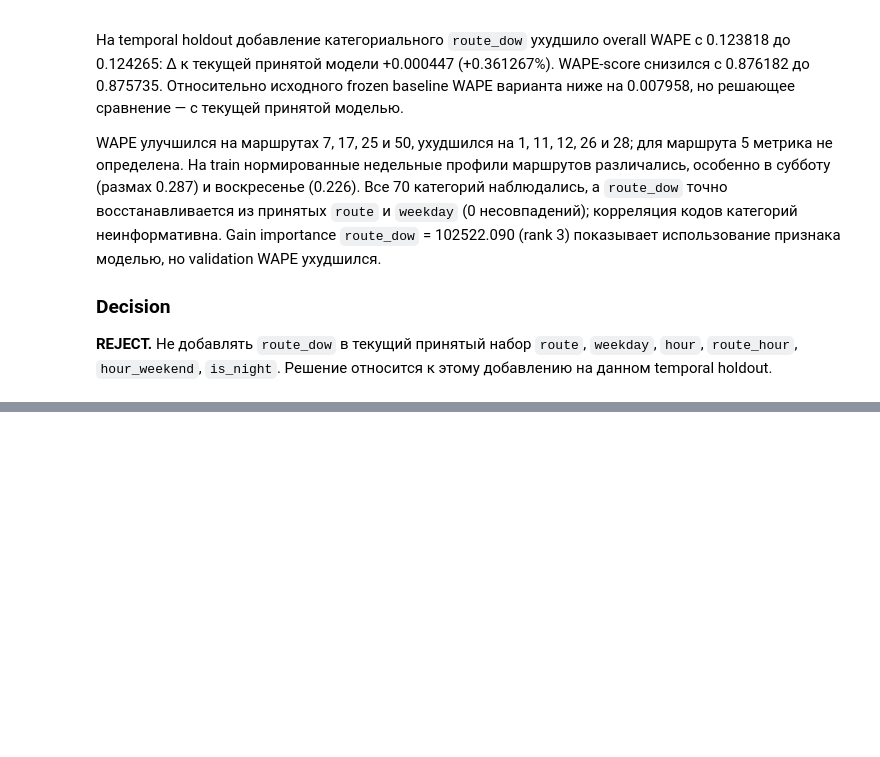
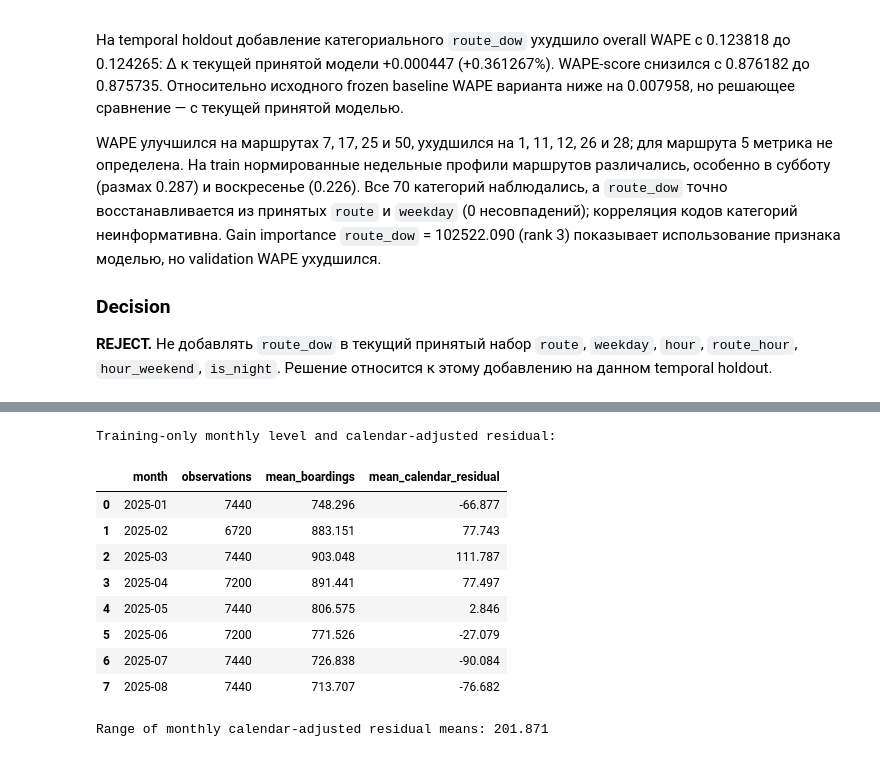
Before and after one commit to rapogahu/MT-Hackathon-2026, a Jupyter notebook: ml/notebooks/feature_engineering.ipynb, the cells around one changed output, grey strips where cells are left out. Drawn from its saved outputs; the diff is of its cells as text; code cells hidden in the pictures; blank space fills up the shorter version.

```diff
--- a/ml/notebooks/feature_engineering.ipynb
+++ b/ml/notebooks/feature_engineering.ipynb
@@ -3955,0 +3970,41 @@ WAPE улучшился на маршрутах 7, 17, 25 и 50, ухудшил
+# %%
+trend_train = train[["route", "date", "hour", "boardings"]].copy()
+trend_train["weekday"] = trend_train["date"].dt.weekday
+trend_train["days_since_start"] = (
+    trend_train["date"] - pd.Timestamp("2025-01-01")
+).dt.days
+trend_train["calendar_residual"] = (
+    trend_train["boardings"]
+    - trend_train.groupby(["route", "weekday", "hour"])["boardings"].transform("mean")
+)
+trend_train["month"] = trend_train["date"].dt.to_period("M").astype(str)
+monthly_trend = (
+    trend_train.groupby("month")
+    .agg(
+        observations=("boardings", "size"),
+        mean_boardings=("boardings", "mean"),
+        mean_calendar_residual=("calendar_residual", "mean"),
+    )
+)
+print("Training-only monthly level and calendar-adjusted residual:")
+display(monthly_trend.reset_index().round(3))
+print(
+    "Range of monthly calendar-adjusted residual means:",
+    round(
+        monthly_trend["mean_calendar_residual"].max()
+        - monthly_trend["mean_calendar_residual"].min(),
+        3,
+    ),
+)
+# %% [output]
+Training-only monthly level and calendar-adjusted residual:
+|  | month | observations | mean_boardings | mean_calendar_residual |
+| 0 | 2025-01 | 7440 | 748.296 | -66.877 |
+| 1 | 2025-02 | 6720 | 883.151 | 77.743 |
+| 2 | 2025-03 | 7440 | 903.048 | 111.787 |
+| 3 | 2025-04 | 7200 | 891.441 | 77.497 |
+| 4 | 2025-05 | 7440 | 806.575 | 2.846 |
+| 5 | 2025-06 | 7200 | 771.526 | -27.079 |
+| 6 | 2025-07 | 7440 | 726.838 | -90.084 |
+| 7 | 2025-08 | 7440 | 713.707 | -76.682 |
+Range of monthly calendar-adjusted residual means: 201.871
```
Also changed, not shown: parts of 12 cells of this notebook, 1 other file.
